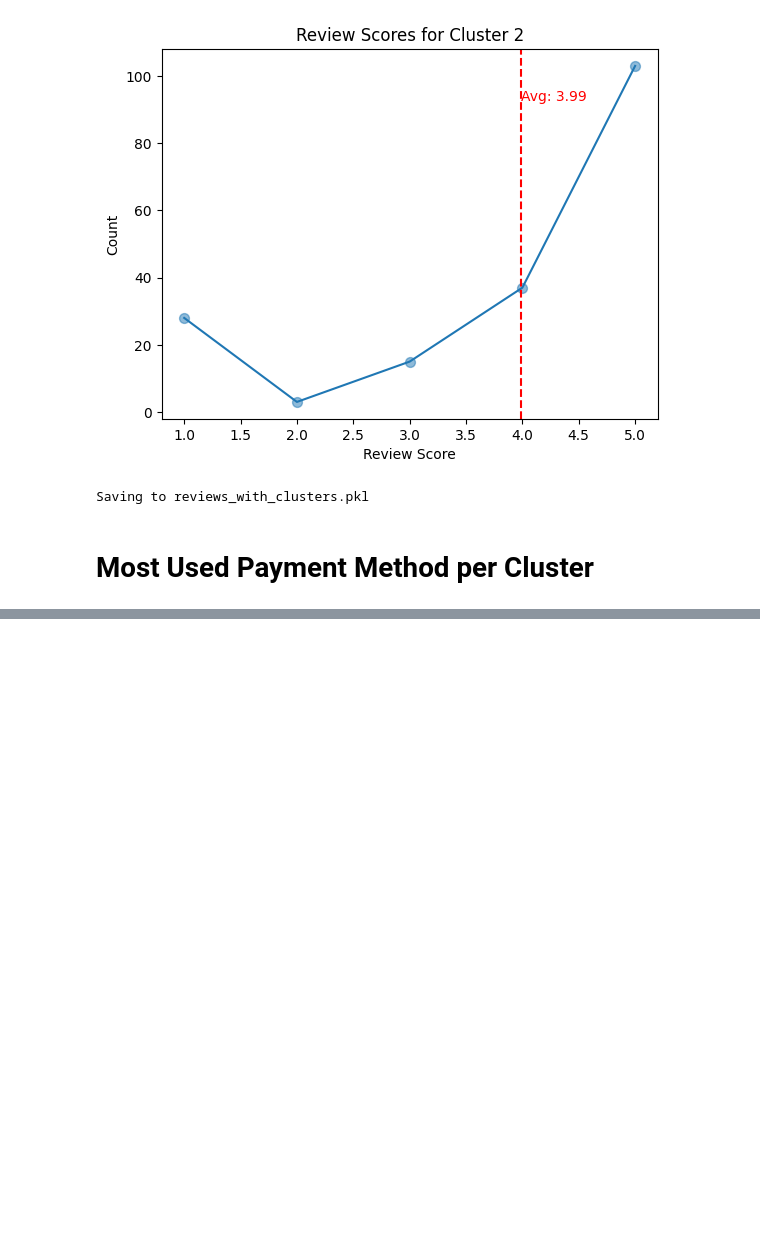
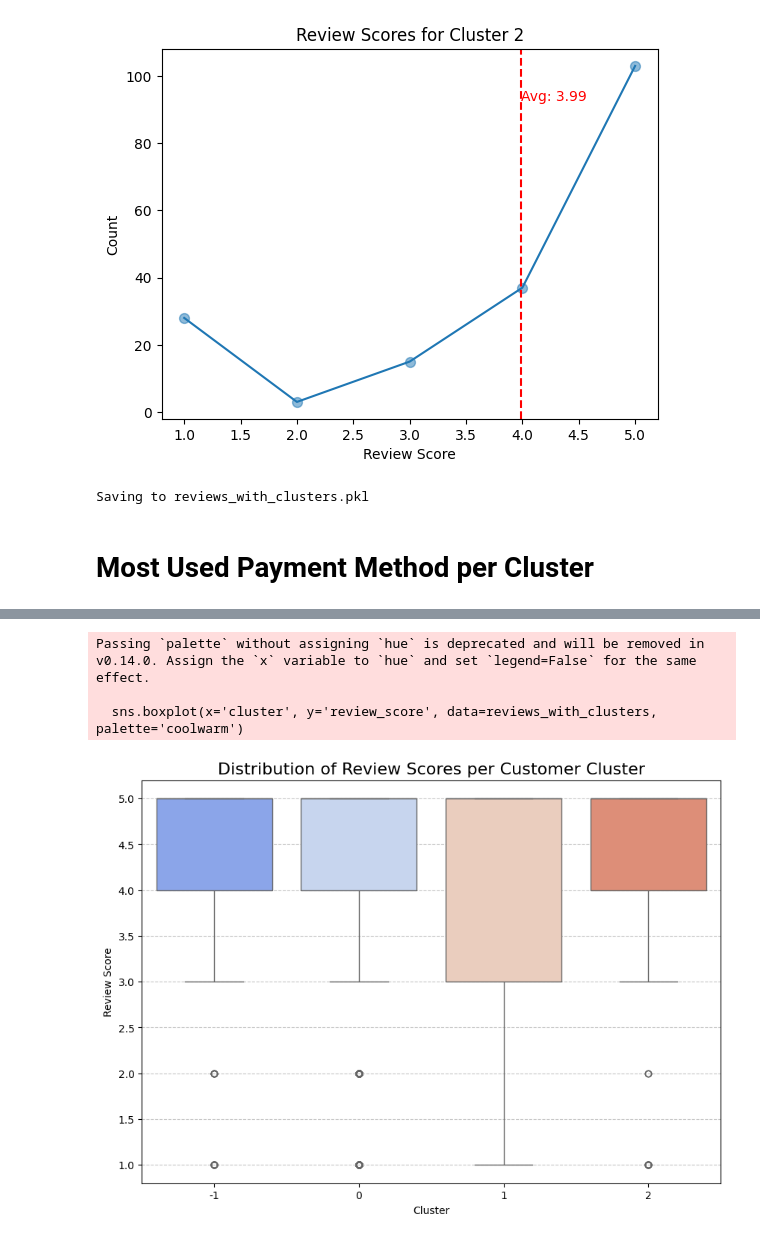
Before and after one commit to pt-sinan-akbar/Dataset-Thesis, a Jupyter notebook: 16-analisa/end_of_beginning.ipynb, the cells around one changed output, grey strips where cells are left out. Drawn from its saved outputs; the diff is of its cells as text; code cells hidden in the pictures; blank space fills up the shorter version.

```diff
--- a/16-analisa/end_of_beginning.ipynb
+++ b/16-analisa/end_of_beginning.ipynb
@@ -362,0 +423,18 @@ Saving to payments_with_clusters.pkl
+# %%
+# box plot for review score per cluster
+plt.figure(figsize=(10, 7))
+
+sns.boxplot(x='cluster', y='review_score', data=reviews_with_clusters, palette='coolwarm')
+
+plt.title('Distribution of Review Scores per Customer Cluster', fontsize=16)
+plt.xlabel('Cluster')
+plt.ylabel('Review Score')
+plt.grid(axis='y', linestyle='--', alpha=0.7)
+plt.savefig('review_scores_boxplot.png', bbox_inches='tight')
+
+plt.show()
+# %% [output]
+Passing `palette` without assigning `hue` is deprecated and will be removed in v0.14.0. Assign the `x` variable to `hue` and set `legend=False` for the same effect.
+
+  sns.boxplot(x='cluster', y='review_score', data=reviews_with_clusters, palette='coolwarm')
+[figure, added]
```
Also changed, not shown: parts of 7 cells of this notebook, 15 other files.
